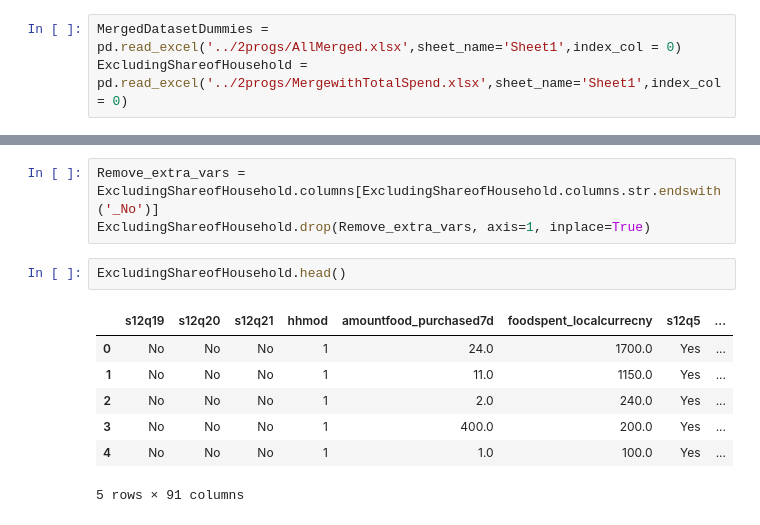
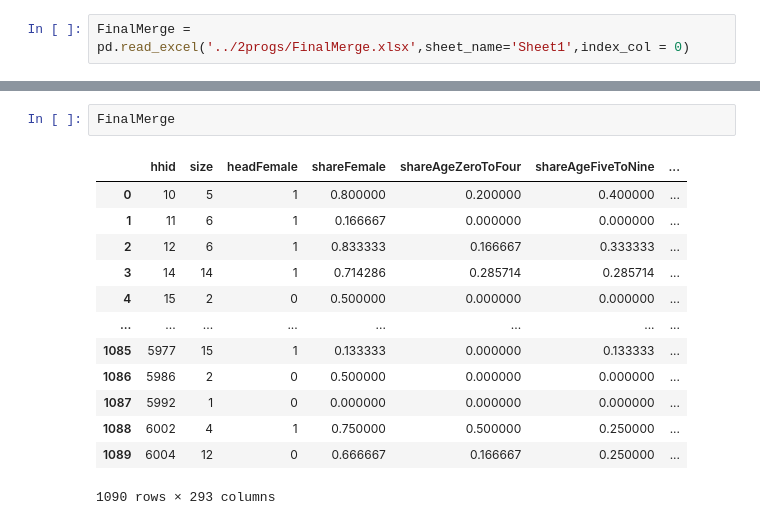
Before and after one commit to Colleen-ODonnell/KenyaPovertyTargetingModel, a Jupyter notebook: 3analysis/Analysis.ipynb, the cells around one changed output, grey strips where cells are left out. Saved outputs shown, nothing was run; the diff lists cells and outputs as text.

```diff
--- a/3analysis/Analysis.ipynb
+++ b/3analysis/Analysis.ipynb
@@ -5,3 +12,2 @@ from sklearn.linear_model import Ridge
 # %%
-MergedDatasetDummies = pd.read_excel('../2progs/AllMerged.xlsx',sheet_name='Sheet1',index_col = 0)
-ExcludingShareofHousehold = pd.read_excel('../2progs/MergewithTotalSpend.xlsx',sheet_name='Sheet1',index_col = 0)
+FinalMerge = pd.read_excel('../2progs/FinalMerge.xlsx',sheet_name='Sheet1',index_col = 0)
@@ -54,13 +14,16 @@ ExcludingShareofHousehold.drop(unwanted11, axis=1, inplace=True)
-# %%
-Remove_extra_vars = ExcludingShareofHousehold.columns[ExcludingShareofHousehold.columns.str.endswith('_No')]
-ExcludingShareofHousehold.drop(Remove_extra_vars, axis=1, inplace=True)
-# %%
-ExcludingShareofHousehold.head()
-# %% [output]
-|  | s12q19 | s12q20 | s12q21 | hhmod | amountfood_purchased7d | foodspent_localcurrecny | s12q5 | ... |
-| 0 | No | No | No | 1 | 24.0 | 1700.0 | Yes | ... |
-| 1 | No | No | No | 1 | 11.0 | 1150.0 | Yes | ... |
-| 2 | No | No | No | 1 | 2.0 | 240.0 | Yes | ... |
-| 3 | No | No | No | 1 | 400.0 | 200.0 | Yes | ... |
-| 4 | No | No | No | 1 | 1.0 | 100.0 | Yes | ... |
-5 rows × 91 columns
+# %%
+FinalMerge
+# %% [output]
+|  | hhid | size | headFemale | shareFemale | shareAgeZeroToFour | shareAgeFiveToNine | ... |
+| 0 | 10 | 5 | 1 | 0.800000 | 0.200000 | 0.400000 | ... |
+| 1 | 11 | 6 | 1 | 0.166667 | 0.000000 | 0.000000 | ... |
+| 2 | 12 | 6 | 1 | 0.833333 | 0.166667 | 0.333333 | ... |
+| 3 | 14 | 14 | 1 | 0.714286 | 0.285714 | 0.285714 | ... |
+| 4 | 15 | 2 | 0 | 0.500000 | 0.000000 | 0.000000 | ... |
+| ... | ... | ... | ... | ... | ... | ... | ... |
+| 1085 | 5977 | 15 | 1 | 0.133333 | 0.000000 | 0.133333 | ... |
+| 1086 | 5986 | 2 | 0 | 0.500000 | 0.000000 | 0.000000 | ... |
+| 1087 | 5992 | 1 | 0 | 0.000000 | 0.000000 | 0.000000 | ... |
+| 1088 | 6002 | 4 | 1 | 0.750000 | 0.500000 | 0.250000 | ... |
+| 1089 | 6004 | 12 | 0 | 0.666667 | 0.166667 | 0.250000 | ... |
+1090 rows × 293 columns
```
Also changed, not shown: parts of 25 cells of this notebook, 22 other files.
